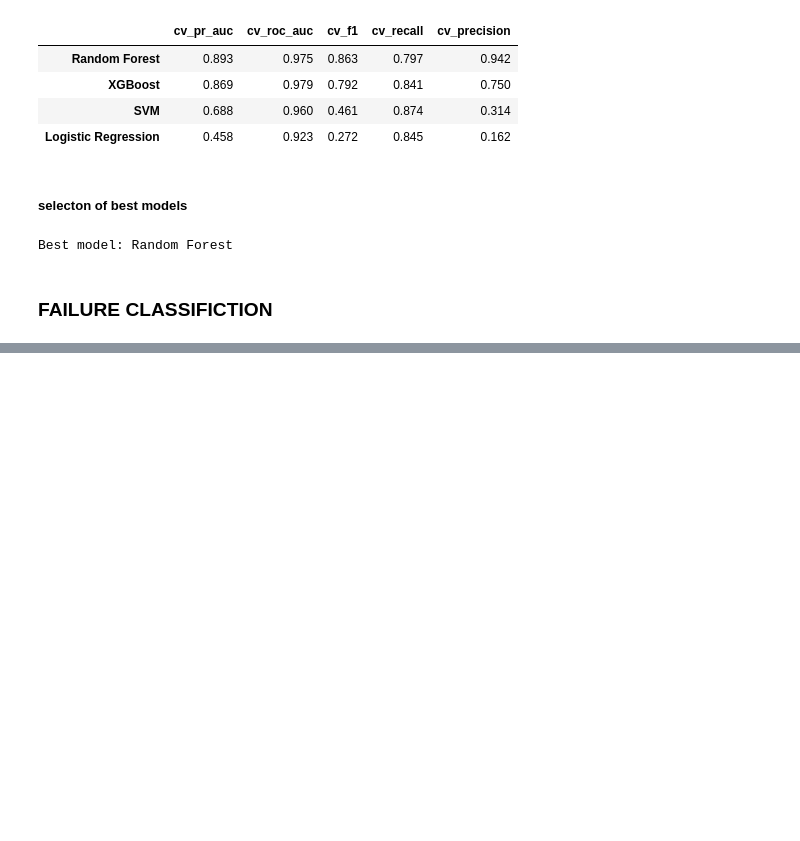
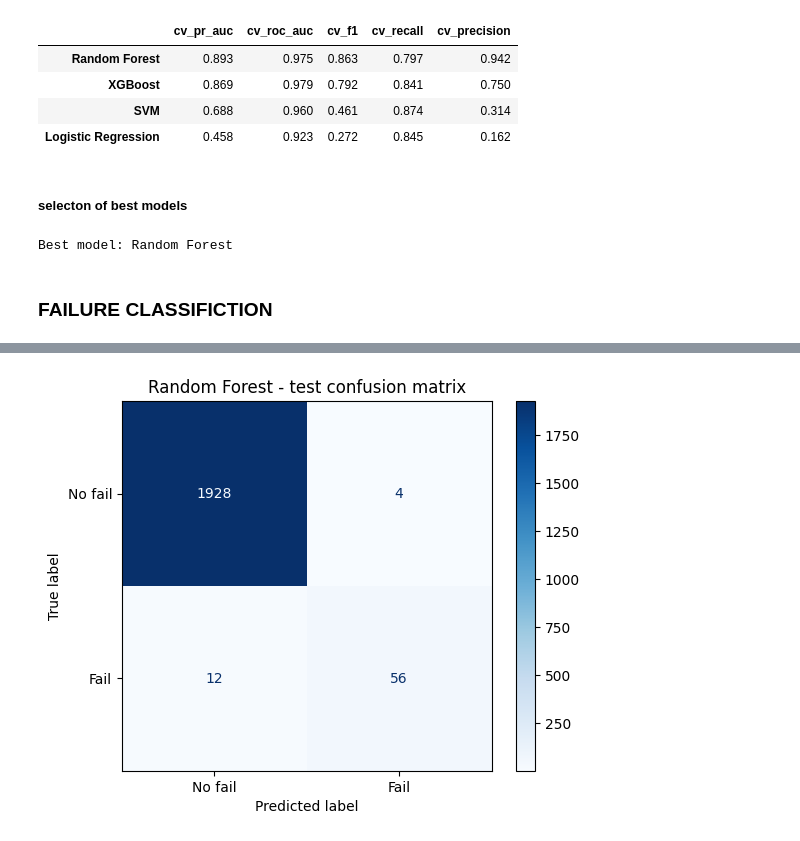
Before and after one commit to Ashwinvinod7/Statiscal_Anamoly_Detection_and_machine-_failure_prediction, a Jupyter notebook: ML_PROJECT_MFP/statiscal_anamoly_detection_and_machine_failure_prediction.ipynb, the cells around one changed output, grey strips where cells are left out. Cells and saved outputs as stored; diff of their text form; code cells hidden in the pictures; blank space fills up the shorter version.

Commit message:
FAILURE CLASSIFICATION AND MODEL EVALUATION

```diff
--- a/ML_PROJECT_MFP/statiscal_anamoly_detection_and_machine_failure_prediction.ipynb
+++ b/ML_PROJECT_MFP/statiscal_anamoly_detection_and_machine_failure_prediction.ipynb
@@ -669,3 +669,11 @@ print("Best model:", best_name)
 Best model: Random Forest
 # %% [markdown]
 ### FAILURE CLASSIFICTION
+# %%
+f_prob = cross_val_predict(best_model, X_train, y_train, cv=cv, method="predict_proba")[:, 1]
+
+prec, rec, thr = precision_recall_curve(y_train, f_prob)
+prec, rec = prec[:-1], rec[:-1]
+f2 = 5 * prec * rec / np.maximum(4 * prec + rec, 1e-12)
+threshold = float(thr[np.argmax(f2)])
+print(f"Chosen threshold: {threshold:.3f}  (default = 0.5)")
@@ -671,0 +684,4 @@ Best model: Random Forest
+# %%
+best_model.fit(X_train, y_train)
+test_prob = best_model.predict_proba(X_test)[:, 1]
+test_pred = (test_prob >= threshold).astype(int)
@@ -671,0 +741,5 @@ Best model: Random Forest
+# %%
+ConfusionMatrixDisplay.from_predictions(y_test, test_pred, display_labels=["No fail", "Fail"], cmap="Blues")
+plt.title(f"{best_name} - test confusion matrix"); plt.show()
+# %% [output]
+[figure, added]
```
Also changed, not shown: parts of 14 cells of this notebook.
